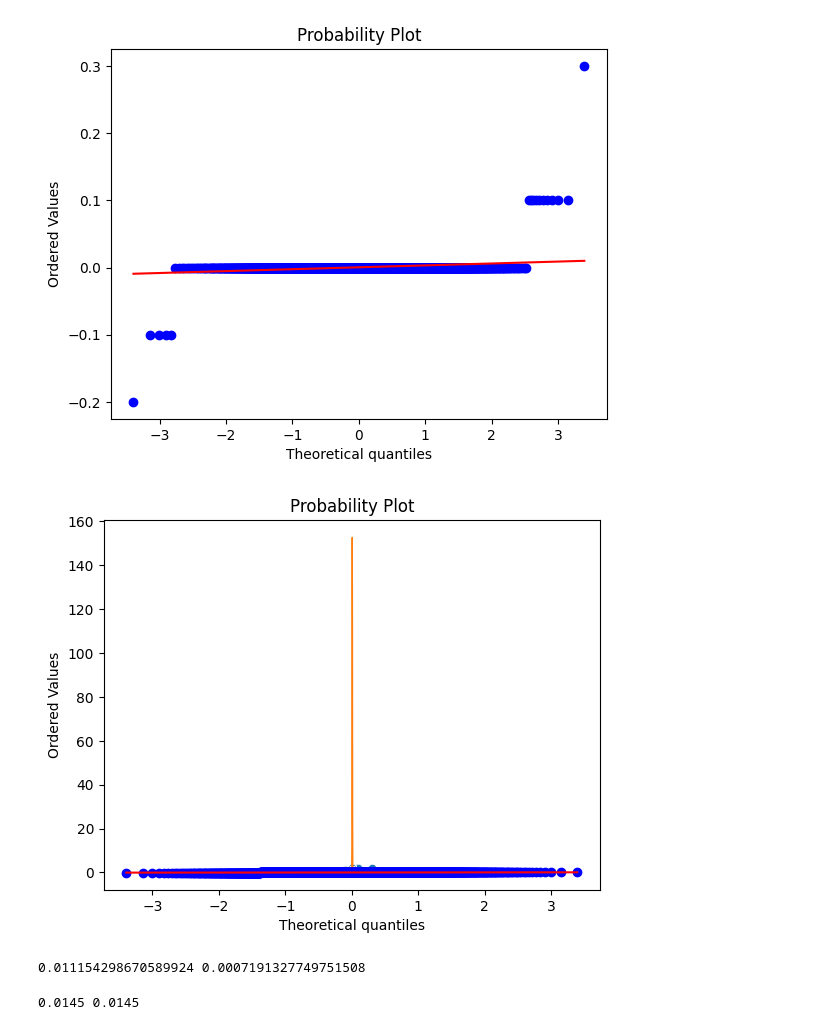
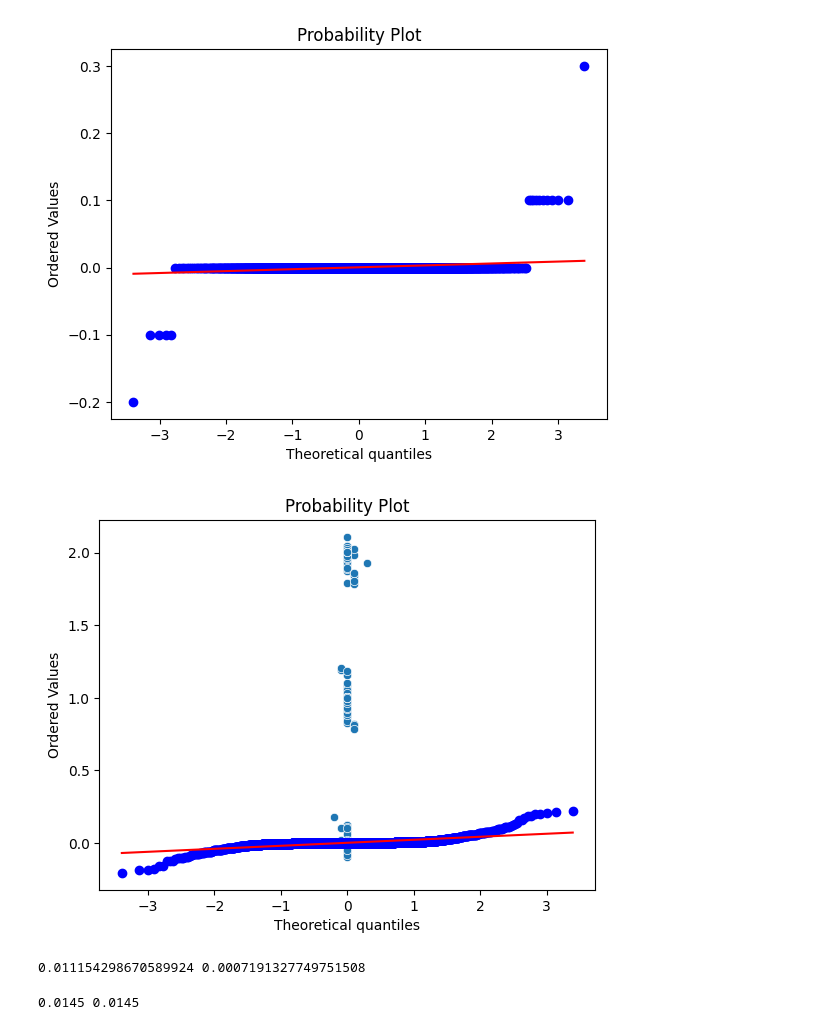
Before and after one commit to devPtrException/mentalHealthRiskPredictor, a Jupyter notebook: model/mental.ipynb, the cells around one changed output. Saved outputs shown, nothing was run; the diff lists cells and outputs as text; code cells hidden in the pictures.

```diff
--- a/model/mental.ipynb
+++ b/model/mental.ipynb
@@ -156,24 +156,24 @@ mean_squared_error = 0.00013500000000000006
 # %%
 model = XGB.XGBRegressor(
     objective="reg:squarederror", n_estimators=100, random_state=42
 )
 model.fit(X_train, y_train)
 
 XGB_pred = model.predict(X_test)
 # test_pred = np.round(model.predict(X_test)).astype(int)
 
 XGB_residuals = y_test - XGB_pred
 sns.scatterplot(x=residuals,y= XGB_pred)
 # plt.hist(residuals, bins=20, edgecolor="black")
-sns.kdeplot(residuals, fill=True)
+# sns.kdeplot(residuals, fill=True)
 stats.probplot(XGB_residuals, dist="norm", plot=plt)
 plt.show()
 
 mae = mean_absolute_error(y_test, XGB_pred)
 mse = mean_squared_error(y_test, XGB_pred)
 print(mae, mse)
 # %% [output]
-[figure, old version]
+[figure, new version]
 0.011154298670589924 0.0007191327749751508
 # %%
 KNN = KNeighborsClassifier(n_neighbors=3)
```
Also changed, not shown: parts of 2 cells of this notebook, 6 other files.
